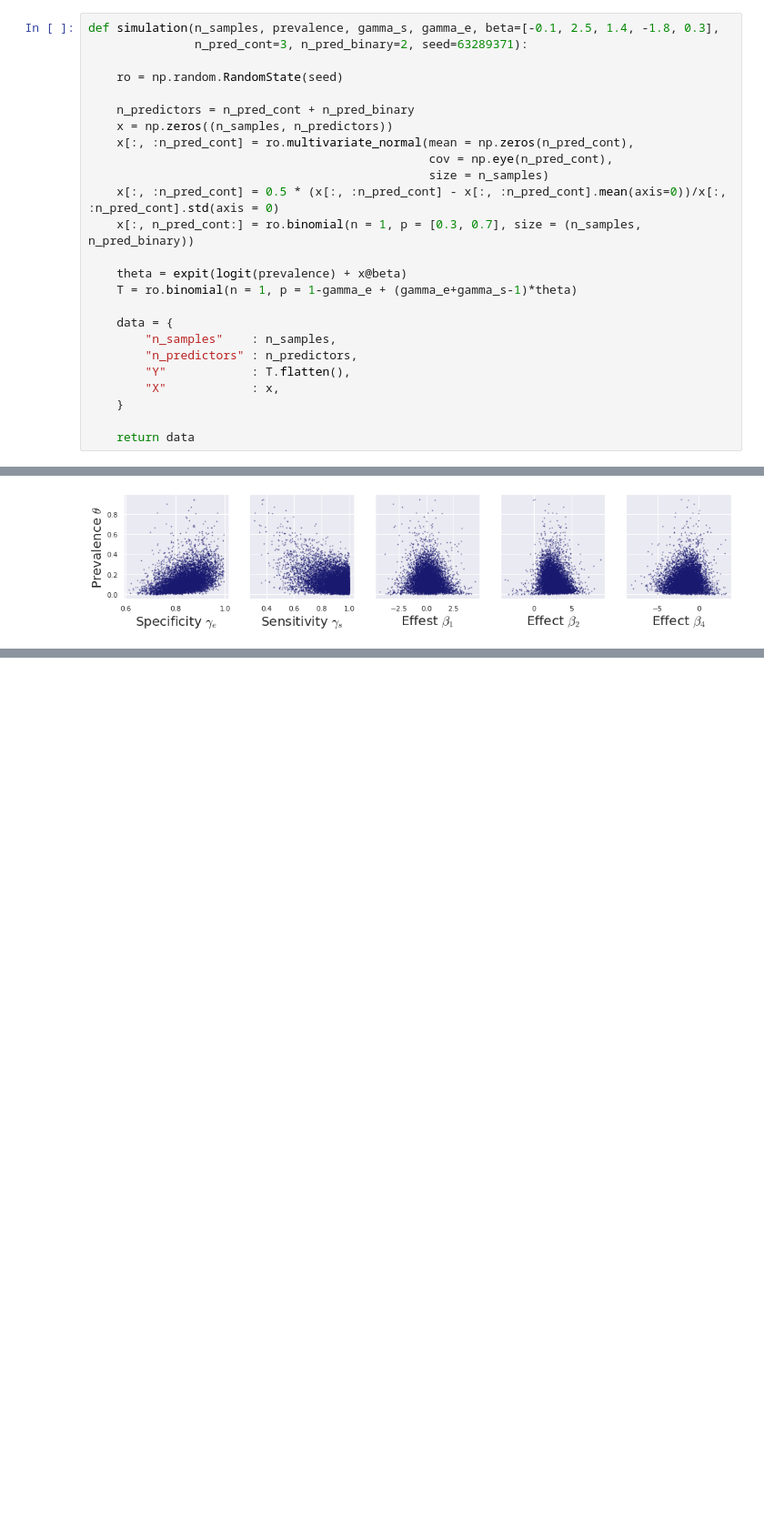
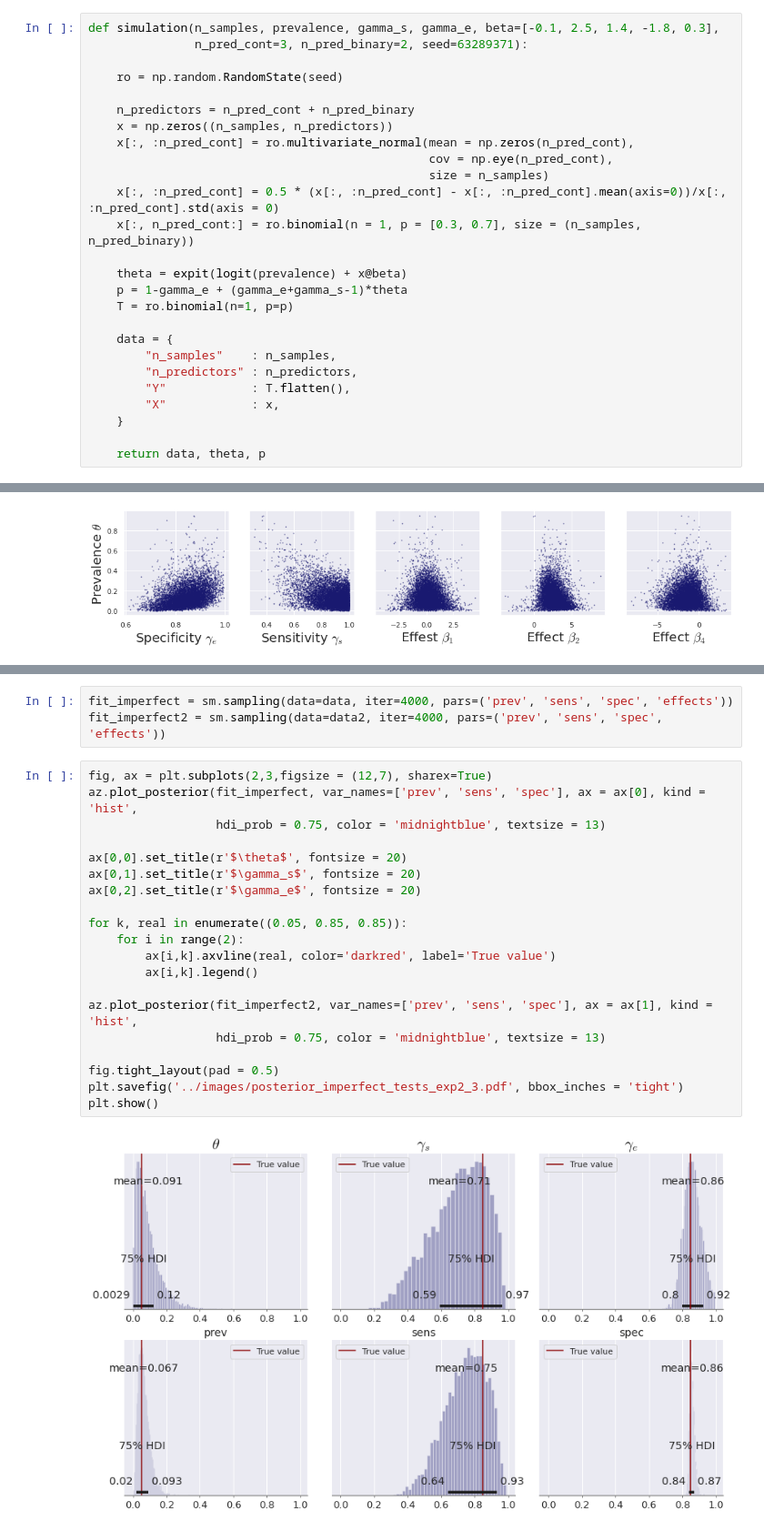
Before and after one commit to lucasmoschen/rds-bayesian-analysis-tcc, a Jupyter notebook: notebooks_book/imperfect_test.ipynb, the cells around one changed output, grey strips where cells are left out. Shown at 91% size. Drawn from its saved outputs; the diff is of its cells as text; blank space fills up the shorter version.

Commit message:
imperfect test simulations

```diff
--- a/notebooks_book/imperfect_test.ipynb
+++ b/notebooks_book/imperfect_test.ipynb
@@ -207,7 +208,8 @@ def simulation(n_samples, prevalence, gamma_s, gamma_e, beta=[-0.1, 2.5, 1.4, -1
     x[:, n_pred_cont:] = ro.binomial(n = 1, p = [0.3, 0.7], size = (n_samples, n_pred_binary))
 
     theta = expit(logit(prevalence) + x@beta)
-    T = ro.binomial(n = 1, p = 1-gamma_e + (gamma_e+gamma_s-1)*theta)
+    p = 1-gamma_e + (gamma_e+gamma_s-1)*theta
+    T = ro.binomial(n=1, p=p)
 
     data = {
         "n_samples"    : n_samples,
@@ -216,5 +218,5 @@ def simulation(n_samples, prevalence, gamma_s, gamma_e, beta=[-0.1, 2.5, 1.4, -1
         "X"            : x,
     }
 
-    return data
+    return data, theta, p
 # %%
@@ -320,0 +401,25 @@ plt.show()
+# %%
+fit_imperfect = sm.sampling(data=data, iter=4000, pars=('prev', 'sens', 'spec', 'effects'))
+fit_imperfect2 = sm.sampling(data=data2, iter=4000, pars=('prev', 'sens', 'spec', 'effects'))
+# %%
+fig, ax = plt.subplots(2,3,figsize = (12,7), sharex=True)
+az.plot_posterior(fit_imperfect, var_names=['prev', 'sens', 'spec'], ax = ax[0], kind = 'hist',
+                  hdi_prob = 0.75, color = 'midnightblue', textsize = 13)
+
+ax[0,0].set_title(r'$\theta$', fontsize = 20)
+ax[0,1].set_title(r'$\gamma_s$', fontsize = 20)
+ax[0,2].set_title(r'$\gamma_e$', fontsize = 20)
+
+for k, real in enumerate((0.05, 0.85, 0.85)):
+    for i in range(2):
+        ax[i,k].axvline(real, color='darkred', label='True value')
+        ax[i,k].legend()
+
+az.plot_posterior(fit_imperfect2, var_names=['prev', 'sens', 'spec'], ax = ax[1], kind = 'hist',
+                  hdi_prob = 0.75, color = 'midnightblue', textsize = 13)
+
+fig.tight_layout(pad = 0.5)
+plt.savefig('../images/posterior_imperfect_tests_exp2_3.pdf', bbox_inches = 'tight')
+plt.show()
+# %% [output]
+[figure, added]
```
Also changed, not shown: parts of 18 cells of this notebook, 6 other files.
